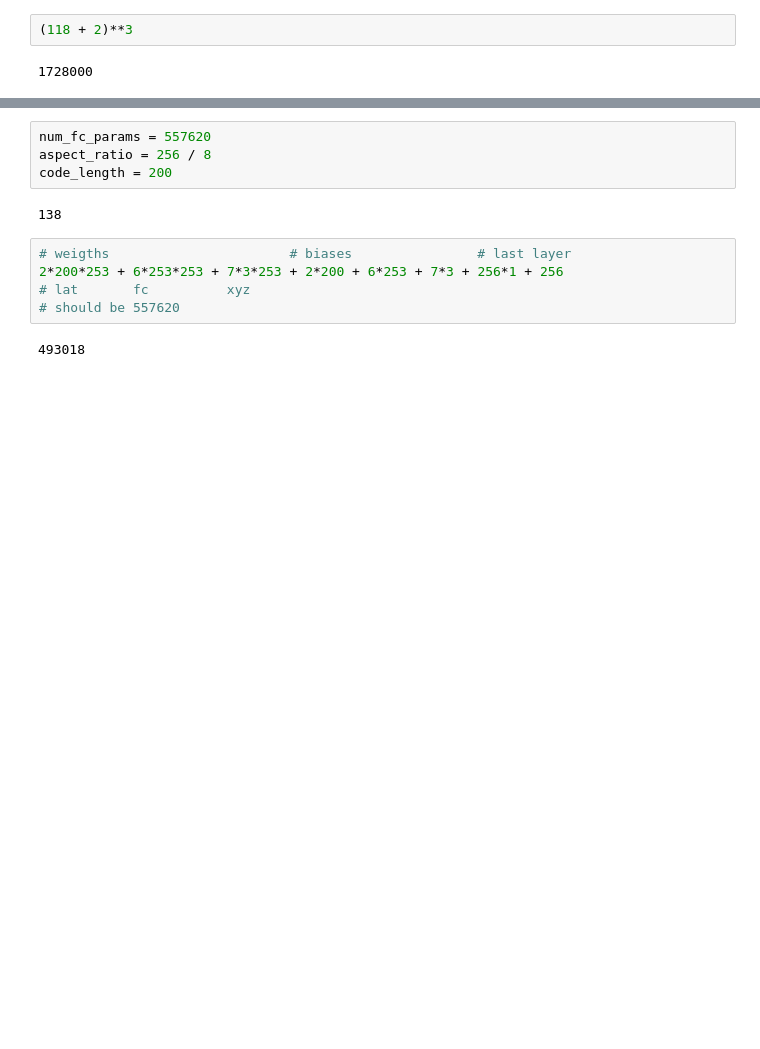
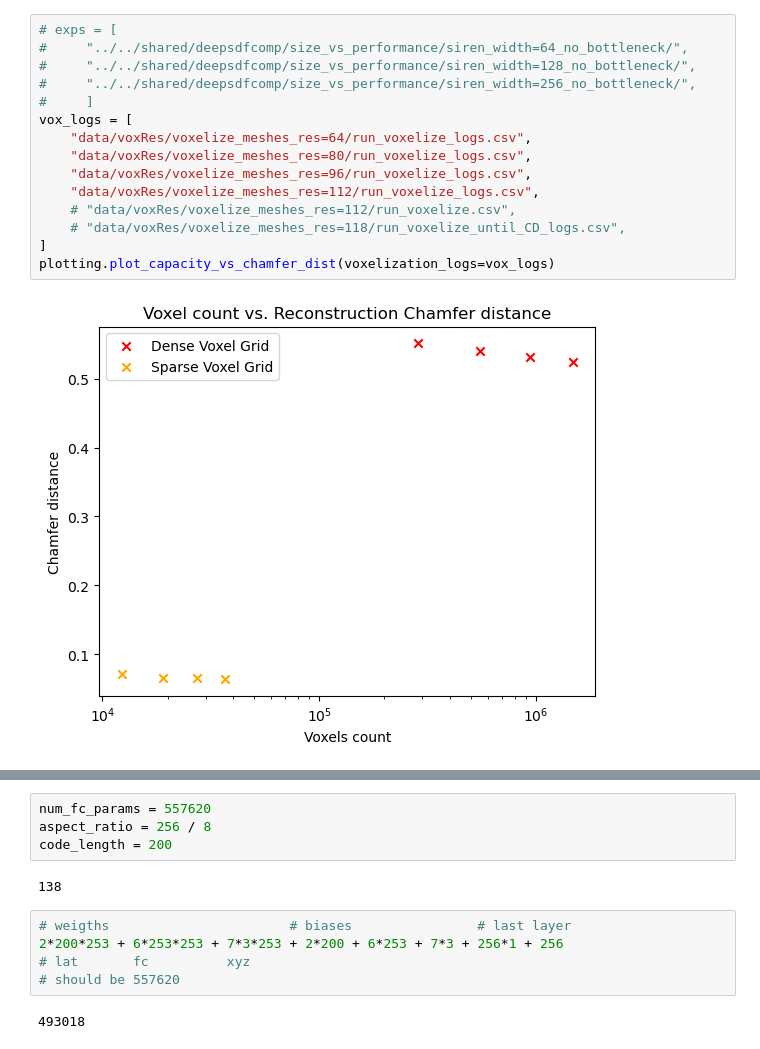
Before and after one commit to philippwulff/Deep3DComp, a Jupyter notebook: test.ipynb, the cells around one changed output, grey strips where cells are left out. Cells and saved outputs as stored; diff of their text form; blank space fills up the shorter version.

```diff
--- a/test.ipynb
+++ b/test.ipynb
@@ -60,4 +63,17 @@ plotting.plot_capacity_vs_chamfer_dist(voxelization_logs=vox_logs)
-# %%
-(118 + 2)**3
-# %% [output]
-1728000
+# %%
+# exps = [
+#     "../../shared/deepsdfcomp/size_vs_performance/siren_width=64_no_bottleneck/",
+#     "../../shared/deepsdfcomp/size_vs_performance/siren_width=128_no_bottleneck/",
+#     "../../shared/deepsdfcomp/size_vs_performance/siren_width=256_no_bottleneck/",
+#     ]
+vox_logs = [
+    "data/voxRes/voxelize_meshes_res=64/run_voxelize_logs.csv",
+    "data/voxRes/voxelize_meshes_res=80/run_voxelize_logs.csv",
+    "data/voxRes/voxelize_meshes_res=96/run_voxelize_logs.csv",
+    "data/voxRes/voxelize_meshes_res=112/run_voxelize_logs.csv",
+    # "data/voxRes/voxelize_meshes_res=112/run_voxelize.csv",
+    # "data/voxRes/voxelize_meshes_res=118/run_voxelize_until_CD_logs.csv",
+]
+plotting.plot_capacity_vs_chamfer_dist(voxelization_logs=vox_logs)
+# %% [output]
+[figure, added]
```
Also changed, not shown: parts of 16 cells of this notebook, 6 other files.
